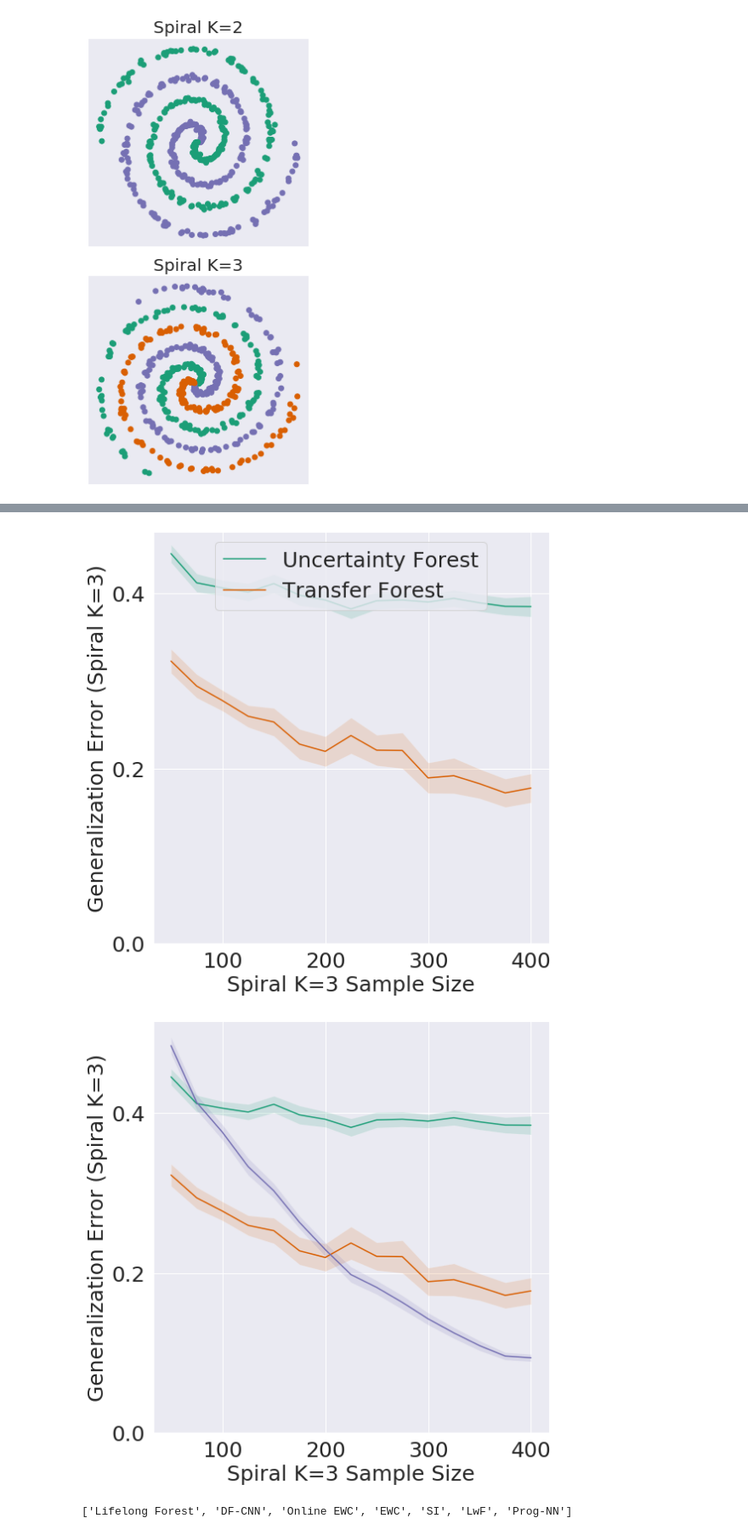
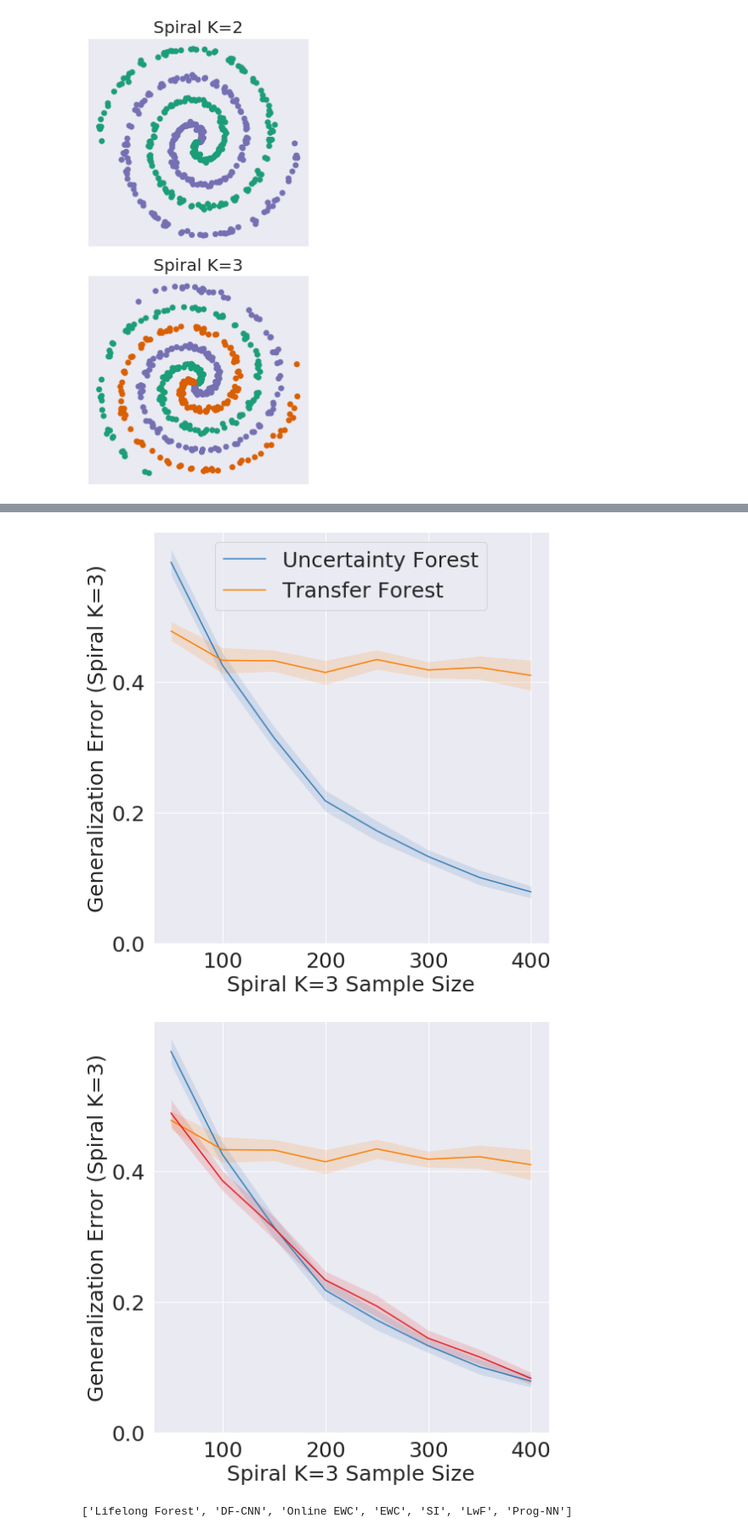
Before and after one commit to neurodata/lifelong-learning, a Jupyter notebook: cef/paper-figs-generator-local.ipynb, the cells around one changed output, grey strips where cells are left out. Shown at 85% size. Saved outputs shown, nothing was run; the diff lists cells and outputs as text; code cells hidden in the pictures.

```diff
--- a/cef/paper-figs-generator-local.ipynb
+++ b/cef/paper-figs-generator-local.ipynb
@@ -1212,10 +1212,10 @@ plt.savefig('spirals_tall.png', dpi=500)
 # %% [output]
 [figure]
 # %%
-n_mc = 50 # number of simulation repititions
+n_mc = 20 # number of simulation repititions
 
 n_2 = 100
-n_3 = (100*np.arange(0.5, 4.25, step=0.25)).astype(int) # number of training samples
+n_3 = (100*np.arange(0.5, 4.25, step=0.5)).astype(int) # number of training samples
 
 m = 10000 # number of test samples each monte carlo iteration
 
@@ -1241,6 +1256,9 @@ std_error_spiral[0] = np.sqrt(np.mean(std_error_spiral[0]**2) / len(n_3))
 
 mean_error=mean_error_spiral
 std_error=std_error_spiral
+
+colors = sns.color_palette("Set1", n_colors = 9)
+colors = [colors[1], colors[4], colors[0]]
 
 algo_offset=0
 names = ['rf', 'transfer', 'lifelong']
@@ -1322,5 +1340,5 @@ for j, name in enumerate(names):
-[figure, old version]
+[figure, new version]
-[figure, old version]
+[figure, new version]
 # %%
 # From Jayanta
 def plot_te_all(ttle, eta, n_tasks, alg_name):
```
Also changed, not shown: parts of 3 cells of this notebook, 6 other files.
